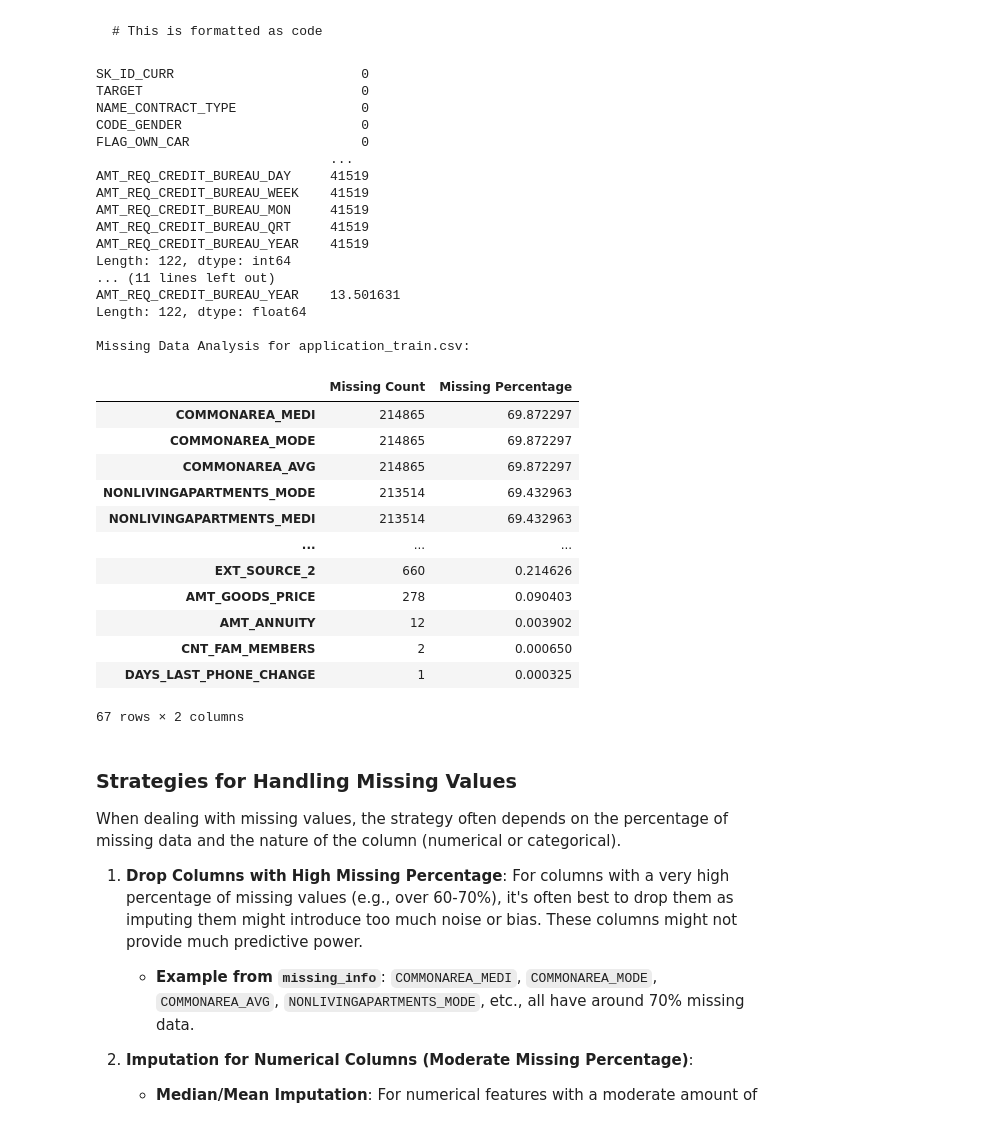
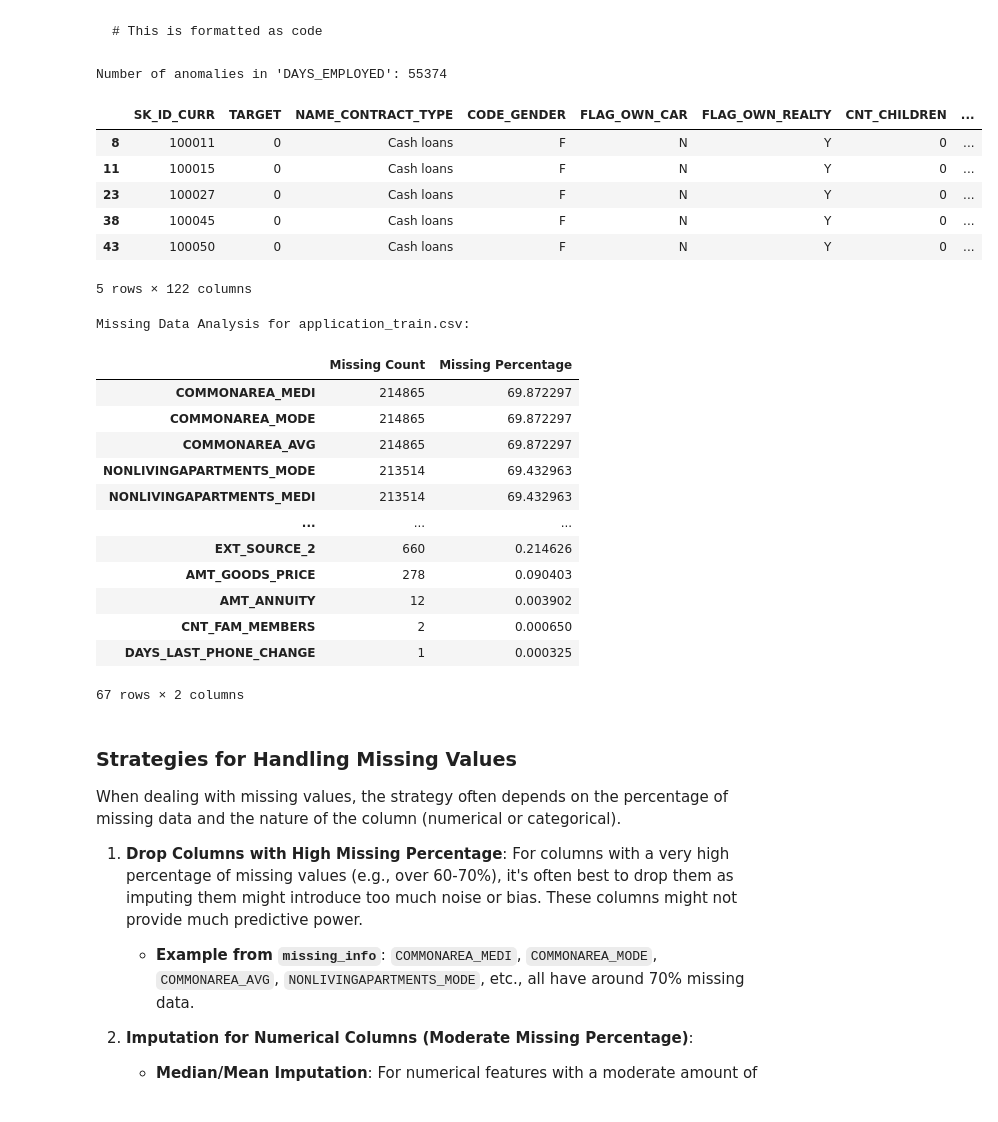
Before and after one commit to spdb9876/loan-default-prediction, a Jupyter notebook: 01_data_wrangling.ipynb, the cells around one changed output. Cells and saved outputs as stored; diff of their text form; code cells hidden in the pictures.

````diff
--- a/01_data_wrangling.ipynb
+++ b/01_data_wrangling.ipynb
@@ -99,13 +99,24 @@ Displaying the first 5 rows of application_train.csv:
 ```
 # This is formatted as code
 ```
+# %%
+anomaly_count = df[df['DAYS_EMPLOYED'] == 365243]
+print(f"Number of anomalies in 'DAYS_EMPLOYED': {len(anomaly_count)}")
+# print sample anomaly data
+display(anomaly_count.head())
+# %% [output]
+Number of anomalies in 'DAYS_EMPLOYED': 55374
+|  | SK_ID_CURR | TARGET | NAME_CONTRACT_TYPE | CODE_GENDER | FLAG_OWN_CAR | FLAG_OWN_REALTY | CNT_CHILDREN | ... |
+| 8 | 100011 | 0 | Cash loans | F | N | Y | 0 | ... |
+| 11 | 100015 | 0 | Cash loans | F | N | Y | 0 | ... |
+| 23 | 100027 | 0 | Cash loans | F | N | Y | 0 | ... |
+| 38 | 100045 | 0 | Cash loans | F | N | Y | 0 | ... |
+| 43 | 100050 | 0 | Cash loans | F | N | Y | 0 | ... |
+5 rows × 122 columns
 # %%
 missing_data = df.isnull().sum()
 missing_percentage = (missing_data / len(df)) * 100
 
-print(missing_data)
-print("======================")
-print(missing_percentage)
 
 # Create a DataFrame for missing values
 missing_info = pd.DataFrame({
@@ -119,22 +130,6 @@ missing_info = missing_info[missing_info['Missing Count'] > 0].sort_values(by='M
 print("\nMissing Data Analysis for application_train.csv:")
 display(missing_info)
 # %% [output]
-SK_ID_CURR                        0
-TARGET                            0
-NAME_CONTRACT_TYPE                0
-CODE_GENDER                       0
-FLAG_OWN_CAR                      0
-                              ...
-AMT_REQ_CREDIT_BUREAU_DAY     41519
-AMT_REQ_CREDIT_BUREAU_WEEK    41519
-AMT_REQ_CREDIT_BUREAU_MON     41519
-AMT_REQ_CREDIT_BUREAU_QRT     41519
-AMT_REQ_CREDIT_BUREAU_YEAR    41519
-Length: 122, dtype: int64
-... (11 lines left out)
-AMT_REQ_CREDIT_BUREAU_YEAR    13.501631
-Length: 122, dtype: float64
-
 Missing Data Analysis for application_train.csv:
 |  | Missing Count | Missing Percentage |
 | COMMONAREA_MEDI | 214865 | 69.872297 |
````
Also changed, not shown: parts of 4 cells of this notebook.
